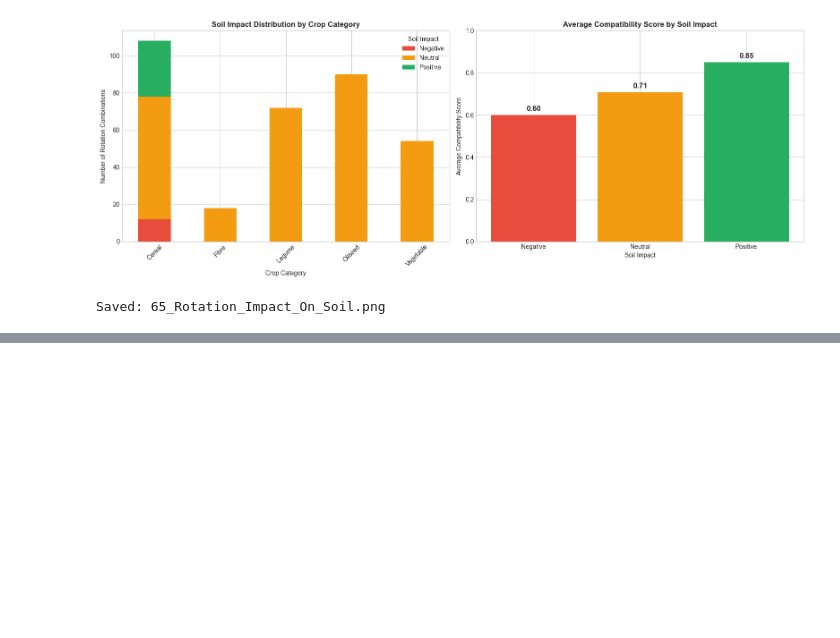
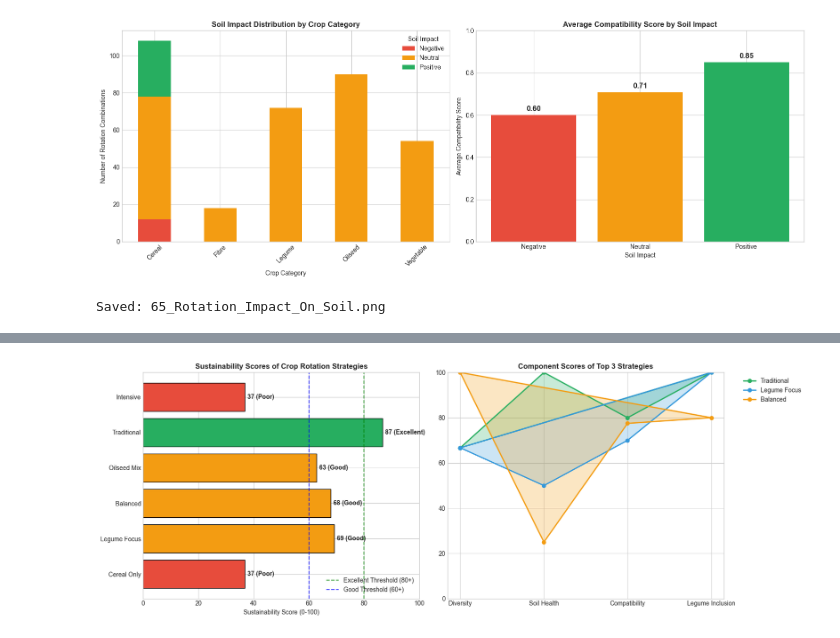
Before and after one commit to x-neon-nexus-o/AI-Powered-Crop-Recommendation-System-with-Explainable-AI-and-Economic-Analysis, a Jupyter notebook: notebooks/15.Crop Rotation Planning.ipynb, the cells around one changed output, grey strips where cells are left out. Drawn from its saved outputs; the diff is of its cells as text; code cells hidden in the pictures; blank space fills up the shorter version.

```diff
--- a/notebooks/15.Crop Rotation Planning.ipynb
+++ b/notebooks/15.Crop Rotation Planning.ipynb
@@ -1127,0 +1198,79 @@ Saved: 65_Rotation_Impact_On_Soil.png
+# %%
+sustainability_data=[]
+# %%
+for strategy_name,crop_sequence in rotation_strategies.items():
+    sustainability=rotation_planner.calculate_sustainability_score(crop_sequence)
+    nutrients=rotation_planner.calculate_soil_nutrients(crop_sequence)
+
+    sustainability_data.append({
+        'strategy': strategy_name,
+        'crops': '->'.join(crop_sequence),
+        'total_score': sustainability['total_score'],
+        'rating': sustainability['rating'],
+        'diversity': sustainability['components']['diversity'],
+        'soil_health': sustainability['components']['soil_health'],
+        'compatibility': sustainability['components']['compatibility'],
+        'legume': sustainability['components']['legume_inclusion'],
+        'n_balance': nutrients['n_balance']
+    })
+
+sustainability_df=pd.DataFrame(sustainability_data)
+# %%
+fig,axes=plt.subplots(1,2,figsize=(16,6))
+
+ax1=axes[0]
+colors=[]
+for rating in sustainability_df['rating']:
+    if rating=='Excellent':
+        colors.append('#27ae60')
+    elif rating=='Good':
+        colors.append('#f39c12')
+    elif rating=='Fair':
+        colors.append('#e67e22')
+    else:
+        colors.append('#e74c3c')
+
+bars=ax1.barh(sustainability_df['strategy'], sustainability_df['total_score'], color=colors,edgecolor="black")
+
+ax1.axvline(x=80,color="green",linestyle="--",label="Excellent Threshold (80+)",alpha=0.7)
+ax1.axvline(x=60,color="blue",linestyle="--",label="Good Threshold (60+)",alpha=0.7)
+
+
+for bar,score,rating in zip(bars,sustainability_df["total_score"],sustainability_df["rating"]):
+    ax1.text(bar.get_width() + 1, bar.get_y() + bar.get_height()/2,f'{score:.0f} ({rating})', va='center', fontsize=10, fontweight='bold')
+
+ax1.set_xlabel('Sustainability Score (0-100)')
+ax1.set_title('Sustainability Scores of Crop Rotation Strategies', fontweight='bold')
+ax1.legend(loc='lower right')
+ax1.set_xlim(0, 100)
+
+# Radar chart of components
+ax2=axes[1]
+categories=['Diversity','Soil Health','Compatibility','Legume Inclusion']
+num_vars=len(categories)
+
+top_3=sustainability_df.nlargest(3,'total_score')
+
+angles=[n/float(num_vars)*2*np.pi for n in range(num_vars)]
+angles+=angles[:1]
+
+colors_radar = ['#27ae60', '#3498db', '#f39c12']
+
+for idx,(_,row) in enumerate(top_3.iterrows()):
+    values=[row['diversity'], row['soil_health'], row['compatibility'], row['legume']]
+    values+=values[:1]
+
+    ax2.plot(angles,values,'o-',linewidth=2,label=row['strategy'],color=colors_radar[idx])
+    ax2.fill(angles,values,alpha=0.25,color=colors_radar[idx])
+
+ax2.set_xticks(angles[:-1])
+ax2.set_xticklabels(categories)
+ax2.set_ylim(0, 100)
+ax2.legend(loc='upper right',bbox_to_anchor=(1.3, 1))
+ax2.set_title('Component Scores of Top 3 Strategies', fontweight='bold')
+
+plt.tight_layout()
+plt.savefig('../data/visualizations/67_Rotation_Strategy_Sustainability.png', dpi=300, bbox_inches='tight')
+plt.show()
+# %% [output]
+[figure, added]
```
Also changed, not shown: parts of 14 cells of this notebook, 12 other files.
